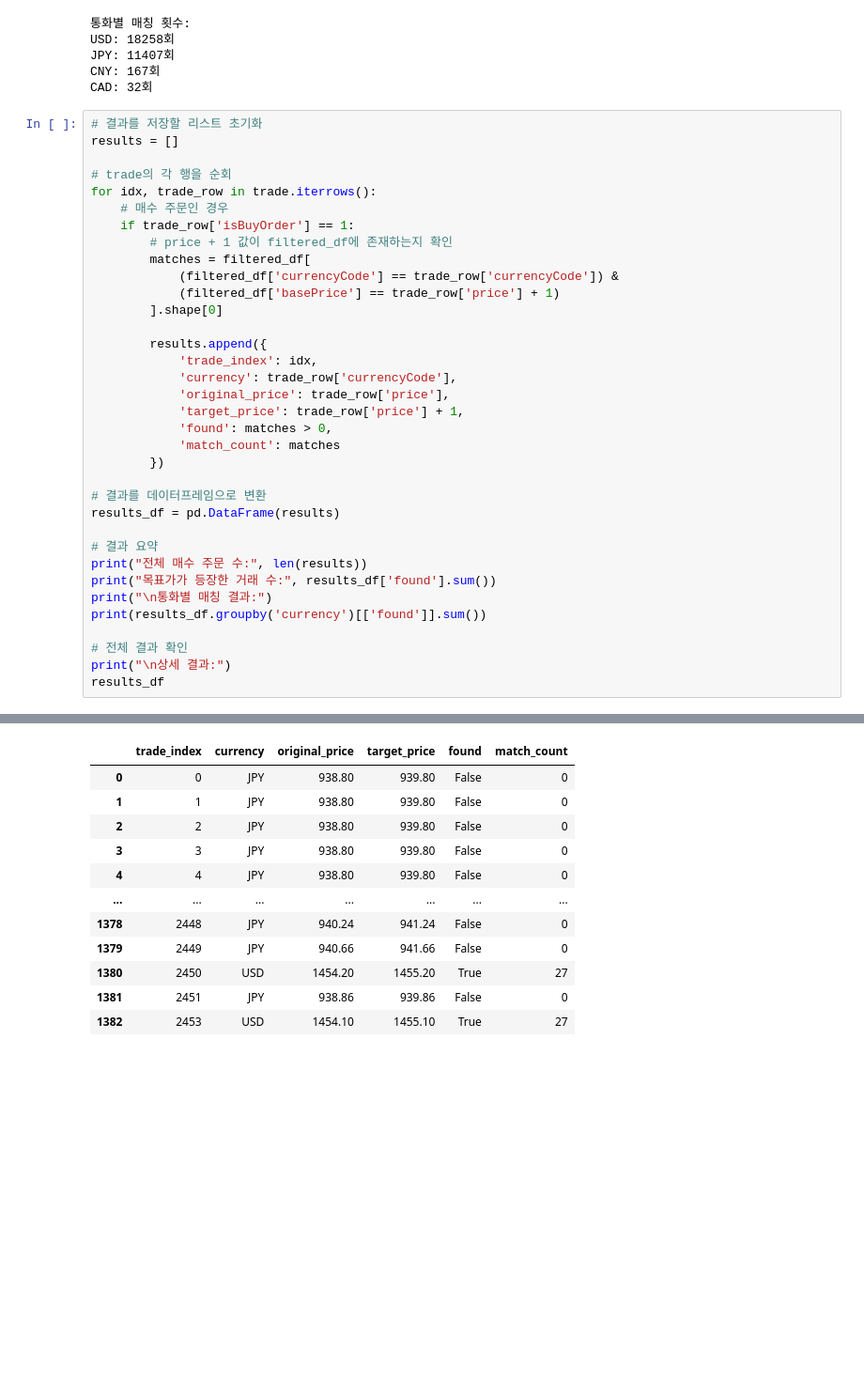
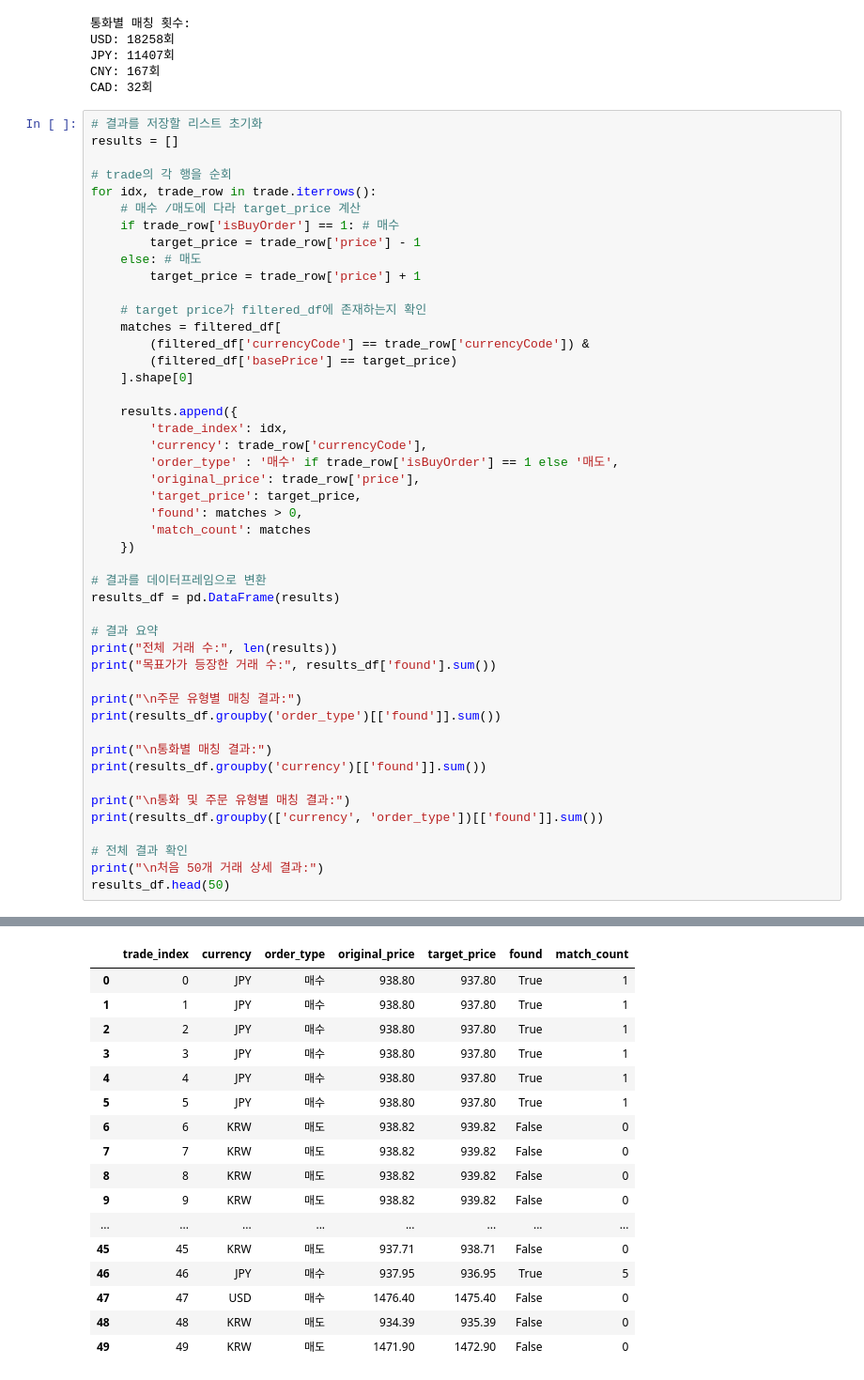
Before and after one commit to PlutoJoshua/profit_analysis, a Jupyter notebook: test.ipynb, the cells around one changed output, grey strips where cells are left out. Shown: that part at 94% size. Drawn from its saved outputs; the diff is of its cells as text; blank space fills up the shorter version.

```diff
--- a/test.ipynb
+++ b/test.ipynb
@@ -620,33 +645,45 @@ results = []
 
 # trade의 각 행을 순회
 for idx, trade_row in trade.iterrows():
-    # 매수 주문인 경우
-    if trade_row['isBuyOrder'] == 1:
-        # price + 1 값이 filtered_df에 존재하는지 확인
-        matches = filtered_df[
-            (filtered_df['currencyCode'] == trade_row['currencyCode']) &
-            (filtered_df['basePrice'] == trade_row['price'] + 1)
-        ].shape[0]
+    # 매수 /매도에 다라 target_price 계산
+    if trade_row['isBuyOrder'] == 1: # 매수
+        target_price = trade_row['price'] - 1
+    else: # 매도
+        target_price = trade_row['price'] + 1
 
-        results.append({
-            'trade_index': idx,
-            'currency': trade_row['currencyCode'],
-            'original_price': trade_row['price'],
-            'target_price': trade_row['price'] + 1,
-            'found': matches > 0,
-            'match_count': matches
-        })
+    # target price가 filtered_df에 존재하는지 확인
+    matches = filtered_df[
+        (filtered_df['currencyCode'] == trade_row['currencyCode']) &
+        (filtered_df['basePrice'] == target_price)
+    ].shape[0]
+
+    results.append({
+        'trade_index': idx,
+        'currency': trade_row['currencyCode'],
+        'order_type' : '매수' if trade_row['isBuyOrder'] == 1 else '매도',
+        'original_price': trade_row['price'],
+        'target_price': target_price,
+        'found': matches > 0,
+        'match_count': matches
+    })
 
 # 결과를 데이터프레임으로 변환
 results_df = pd.DataFrame(results)
 
 # 결과 요약
-print("전체 매수 주문 수:", len(results))
+print("전체 거래 수:", len(results))
 print("목표가가 등장한 거래 수:", results_df['found'].sum())
+
+print("\n주문 유형별 매칭 결과:")
+print(results_df.groupby('order_type')[['found']].sum())
+
 print("\n통화별 매칭 결과:")
 print(results_df.groupby('currency')[['found']].sum())
 
+print("\n통화 및 주문 유형별 매칭 결과:")
+print(results_df.groupby(['currency', 'order_type'])[['found']].sum())
+
 # 전체 결과 확인
-print("\n상세 결과:")
-results_df
+print("\n처음 50개 거래 상세 결과:")
+results_df.head(50)
 # %% [output]
@@ -665,12 +707,17 @@ USD         475
-|  | trade_index | currency | original_price | target_price | found | match_count |
-| 0 | 0 | JPY | 938.80 | 939.80 | False | 0 |
-| 1 | 1 | JPY | 938.80 | 939.80 | False | 0 |
-| 2 | 2 | JPY | 938.80 | 939.80 | False | 0 |
-| 3 | 3 | JPY | 938.80 | 939.80 | False | 0 |
-| 4 | 4 | JPY | 938.80 | 939.80 | False | 0 |
-| ... | ... | ... | ... | ... | ... | ... |
-| 1378 | 2448 | JPY | 940.24 | 941.24 | False | 0 |
-| 1379 | 2449 | JPY | 940.66 | 941.66 | False | 0 |
-| 1380 | 2450 | USD | 1454.20 | 1455.20 | True | 27 |
-| 1381 | 2451 | JPY | 938.86 | 939.86 | False | 0 |
-| 1382 | 2453 | USD | 1454.10 | 1455.10 | True | 27 |
+|  | trade_index | currency | order_type | original_price | target_price | found | match_count |
+| 0 | 0 | JPY | 매수 | 938.80 | 937.80 | True | 1 |
+| 1 | 1 | JPY | 매수 | 938.80 | 937.80 | True | 1 |
+| 2 | 2 | JPY | 매수 | 938.80 | 937.80 | True | 1 |
+| 3 | 3 | JPY | 매수 | 938.80 | 937.80 | True | 1 |
+| 4 | 4 | JPY | 매수 | 938.80 | 937.80 | True | 1 |
+| 5 | 5 | JPY | 매수 | 938.80 | 937.80 | True | 1 |
+| 6 | 6 | KRW | 매도 | 938.82 | 939.82 | False | 0 |
+| 7 | 7 | KRW | 매도 | 938.82 | 939.82 | False | 0 |
+| 8 | 8 | KRW | 매도 | 938.82 | 939.82 | False | 0 |
+| 9 | 9 | KRW | 매도 | 938.82 | 939.82 | False | 0 |
+| ... | ... | ... | ... | ... | ... | ... | ... |
+| 45 | 45 | KRW | 매도 | 937.71 | 938.71 | False | 0 |
+| 46 | 46 | JPY | 매수 | 937.95 | 936.95 | True | 5 |
+| 47 | 47 | USD | 매수 | 1476.40 | 1475.40 | False | 0 |
+| 48 | 48 | KRW | 매도 | 934.39 | 935.39 | False | 0 |
+| 49 | 49 | KRW | 매도 | 1471.90 | 1472.90 | False | 0 |
```
Also changed, not shown: parts of 4 cells of this notebook.
